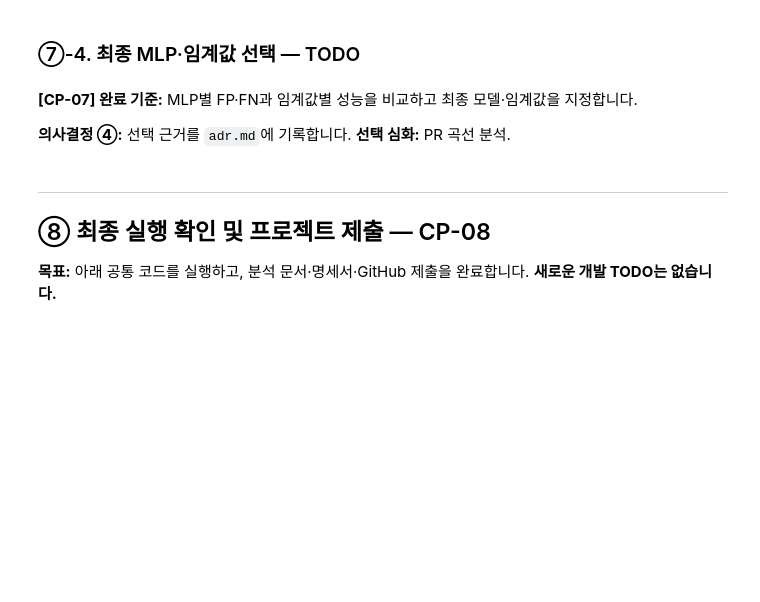
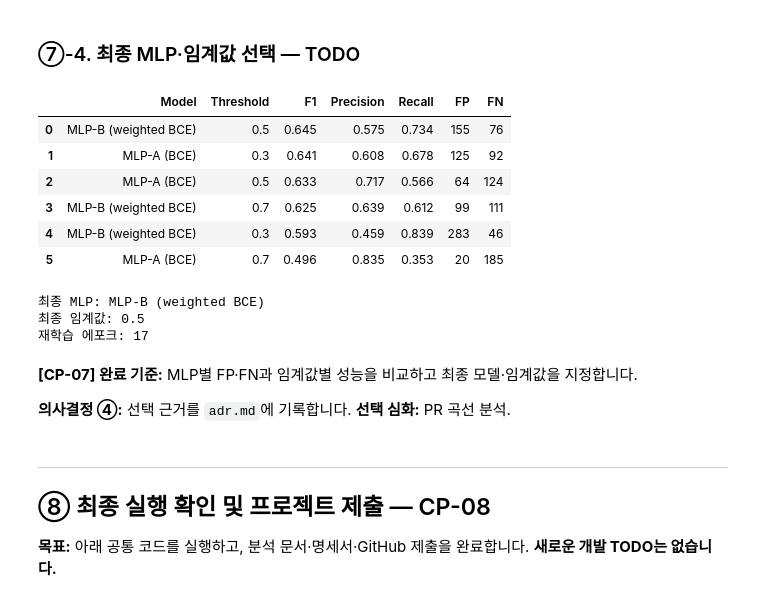
Before and after one commit to Kim-ms/ai-mini-projects, a Jupyter notebook: mini-project-01/code/02_classification_online_shopping.ipynb, the cells around one changed output. Saved outputs shown, nothing was run; the diff lists cells and outputs as text; code cells hidden in the pictures; blank space fills up the shorter version.

```diff
--- a/mini-project-01/code/02_classification_online_shopping.ipynb
+++ b/mini-project-01/code/02_classification_online_shopping.ipynb
@@ -948,26 +959,37 @@ plt.show()
 # %%
 # TODO 7-5. Validation F1·Recall·Precision 내림차순으로 정렬합니다.
 # 힌트: sort_values([...], ascending=False).reset_index(drop=True)
-ranked = ...
+ranked = threshold_df.sort_values(by=["F1", "Recall", "Precision"], ascending=False).reset_index(drop=True)
 display(ranked[[
     "Model", "Threshold", "F1", "Precision", "Recall", "FP", "FN"
 ]].round(3))
 
 # TODO 7-6. 결과를 바탕으로 최종 MLP 이름과 분류 임계값을 직접 지정합니다.
 # 모델명: "MLP-A (BCE)" 또는 "MLP-B (weighted BCE)"
 # 임계값: 0.3, 0.5, 0.7 중 하나
 # Test 결과를 확인하기 전에 결정합니다.
-SELECTED_MODEL_NAME = ...
-SELECTED_THRESHOLD = ...
+SELECTED_MODEL_NAME = "MLP-B (weighted BCE)"
+SELECTED_THRESHOLD = 0.5
 
 # [공통] 선택 결과를 최종 재학습에 연결
 assert SELECTED_MODEL_NAME in mlp_best_epochs
 assert SELECTED_THRESHOLD in thresholds
 SELECTED_EPOCHS = int(mlp_best_epochs[SELECTED_MODEL_NAME])
 SELECTED_WEIGHTED = SELECTED_MODEL_NAME == "MLP-B (weighted BCE)"
 print("최종 MLP:", SELECTED_MODEL_NAME)
 print("최종 임계값:", SELECTED_THRESHOLD)
 print("재학습 에포크:", SELECTED_EPOCHS)
+# %% [output]
+|  | Model | Threshold | F1 | Precision | Recall | FP | FN |
+| 0 | MLP-B (weighted BCE) | 0.5 | 0.645 | 0.575 | 0.734 | 155 | 76 |
+| 1 | MLP-A (BCE) | 0.3 | 0.641 | 0.608 | 0.678 | 125 | 92 |
+| 2 | MLP-A (BCE) | 0.5 | 0.633 | 0.717 | 0.566 | 64 | 124 |
+| 3 | MLP-B (weighted BCE) | 0.7 | 0.625 | 0.639 | 0.612 | 99 | 111 |
+| 4 | MLP-B (weighted BCE) | 0.3 | 0.593 | 0.459 | 0.839 | 283 | 46 |
+| 5 | MLP-A (BCE) | 0.7 | 0.496 | 0.835 | 0.353 | 20 | 185 |
+최종 MLP: MLP-B (weighted BCE)
+최종 임계값: 0.5
+재학습 에포크: 17
 # %% [markdown]
 **[CP-07] 완료 기준:** MLP별 FP·FN과 임계값별 성능을 비교하고 최종 모델·임계값을 지정합니다.
 
```
Also changed, not shown: parts of 4 cells of this notebook, 1 other file.
